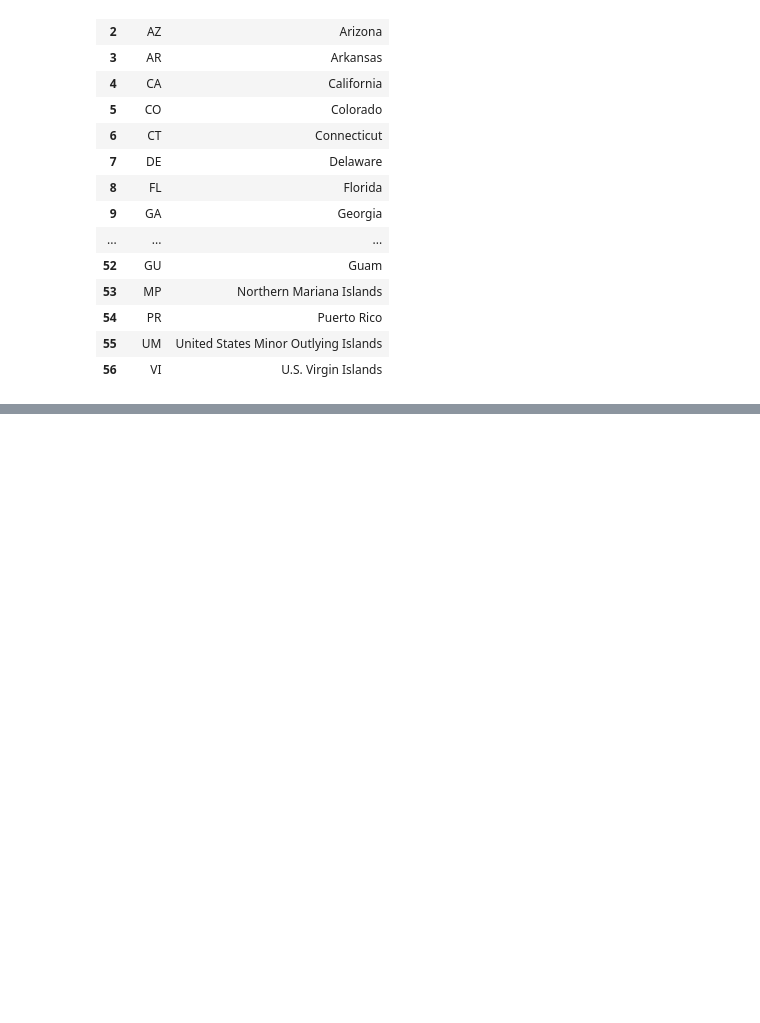
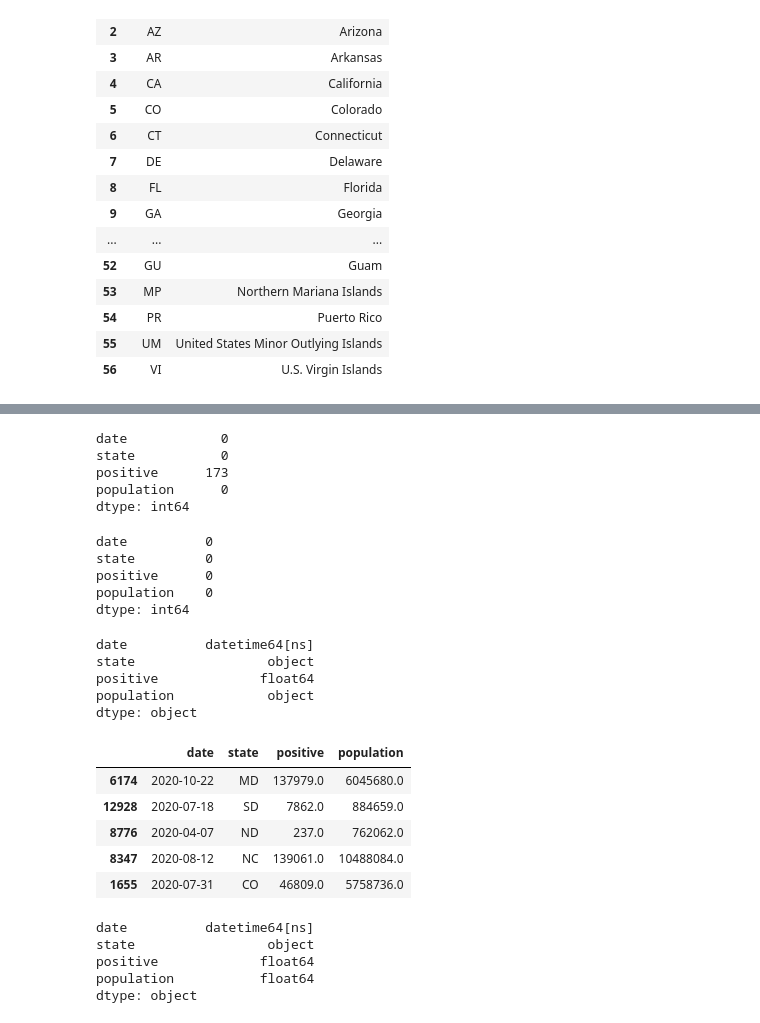
Before and after one commit to Mandy3311/94867, a Jupyter notebook: Assignment 2/data/data_cleaning.ipynb, the cells around one changed output, grey strips where cells are left out. Cells and saved outputs as stored; diff of their text form; code cells hidden in the pictures; blank space fills up the shorter version.

```diff
--- a/Assignment 2/data/data_cleaning.ipynb
+++ b/Assignment 2/data/data_cleaning.ipynb
@@ -148,0 +149,43 @@ df.sample(5)
+# %%
+df.isnull().sum()
+# %% [output]
+date            0
+state           0
+positive      173
+population      0
+dtype: int64
+# %%
+df['positive'].fillna(df['positive'].median(), inplace=True)
+df.isnull().sum()
+# %% [output]
+date          0
+state         0
+positive      0
+population    0
+dtype: int64
+# %%
+df.dtypes
+# %% [output]
+date          datetime64[ns]
+state                 object
+positive             float64
+population            object
+dtype: object
+# %%
+df['population'] = df['population'].str.replace(',', '').astype(float)
+df.sample(5)
+# %% [output]
+|  | date | state | positive | population |
+| 6174 | 2020-10-22 | MD | 137979.0 | 6045680.0 |
+| 12928 | 2020-07-18 | SD | 7862.0 | 884659.0 |
+| 8776 | 2020-04-07 | ND | 237.0 | 762062.0 |
+| 8347 | 2020-08-12 | NC | 139061.0 | 10488084.0 |
+| 1655 | 2020-07-31 | CO | 46809.0 | 5758736.0 |
+# %%
+df.dtypes
+# %% [output]
+date          datetime64[ns]
+state                 object
+positive             float64
+population           float64
+dtype: object
```
Also changed, not shown: parts of 5 cells of this notebook, 2 other files.
